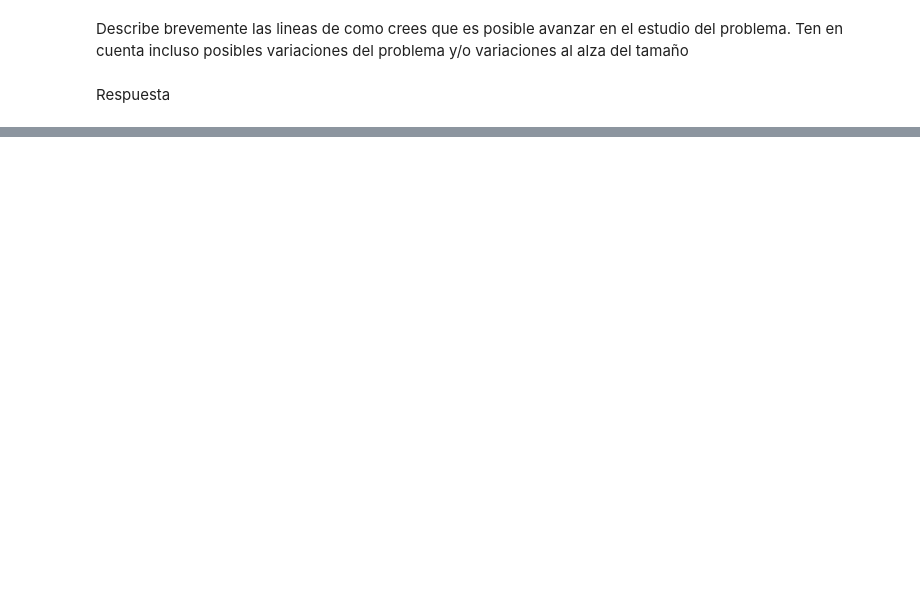
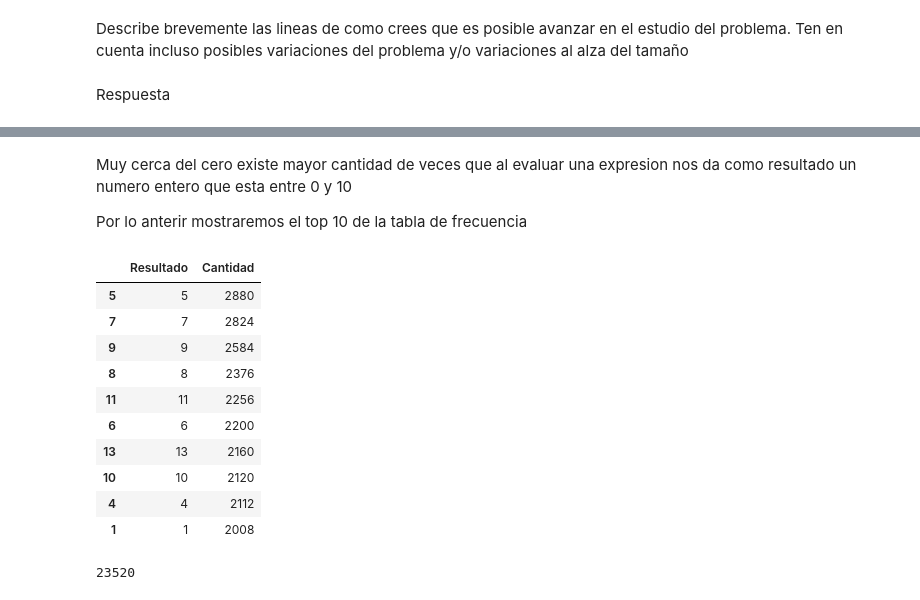
Before and after one commit to jairramirez365/Algoritmos-optimizacion, a Jupyter notebook: Seminario_Algoritmos_Jair_Ramirez.ipynb, the cells around one changed output, grey strips where cells are left out. Saved outputs shown, nothing was run; the diff lists cells and outputs as text; code cells hidden in the pictures; blank space fills up the shorter version.

```diff
--- a/Seminario_Algoritmos_Jair_Ramirez.ipynb
+++ b/Seminario_Algoritmos_Jair_Ramirez.ipynb
@@ -190,0 +209,22 @@ Respuesta
+# %% [markdown]
+Muy cerca del cero existe mayor cantidad de veces que al evaluar una expresion nos da como resultado un numero entero que esta entre 0 y 10
+
+Por lo anterir mostraremos el top 10 de la tabla de frecuencia
+# %%
+display(Frecuencia_resultados.sort_values(by='Cantidad', ascending=False).head(10))
+# %% [output]
+|  | Resultado | Cantidad |
+| 5 | 5 | 2880 |
+| 7 | 7 | 2824 |
+| 9 | 9 | 2584 |
+| 8 | 8 | 2376 |
+| 11 | 11 | 2256 |
+| 6 | 6 | 2200 |
+| 13 | 13 | 2160 |
+| 10 | 10 | 2120 |
+| 4 | 4 | 2112 |
+| 1 | 1 | 2008 |
+# %%
+sum(Frecuencia_resultados.sort_values(by='Cantidad', ascending=False).head(10)['Cantidad'])
+# %% [output]
+23520
```
Also changed, not shown: parts of 5 cells of this notebook.
